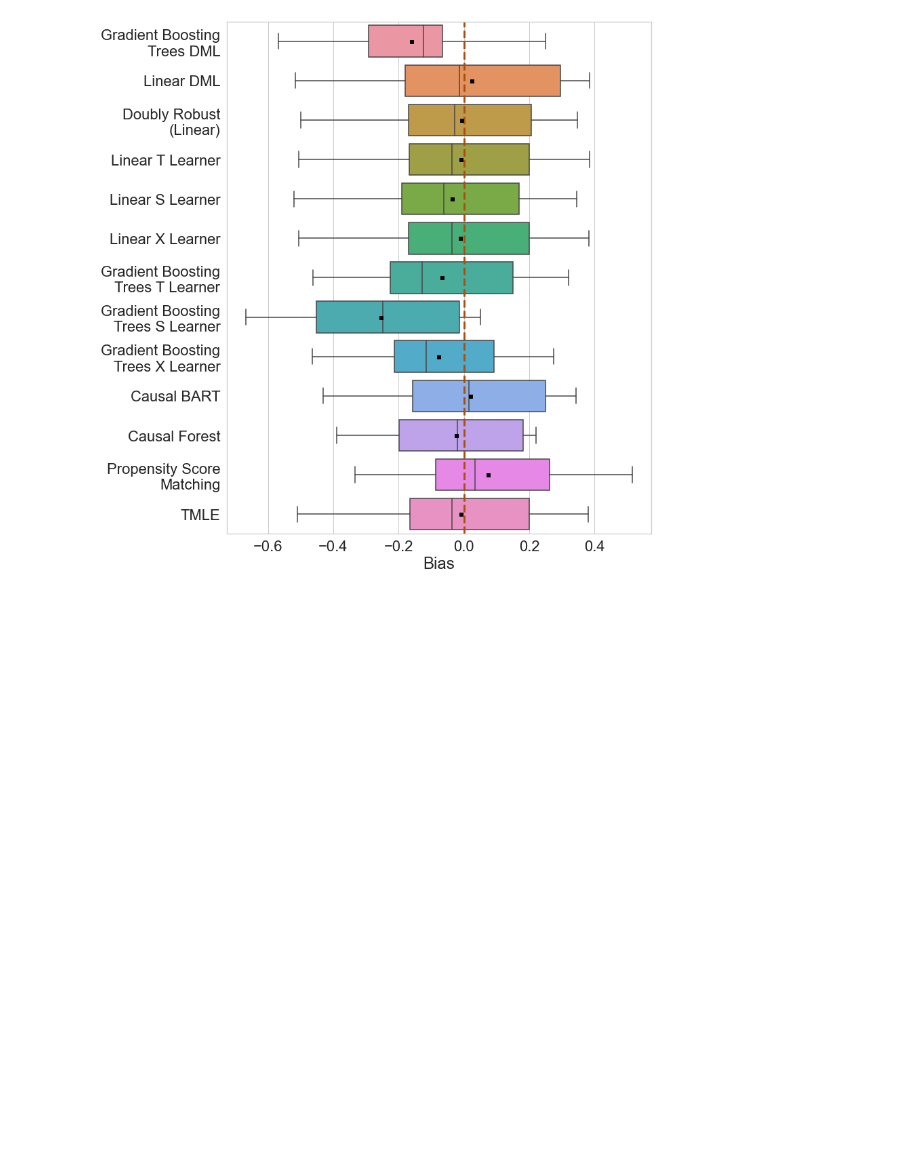
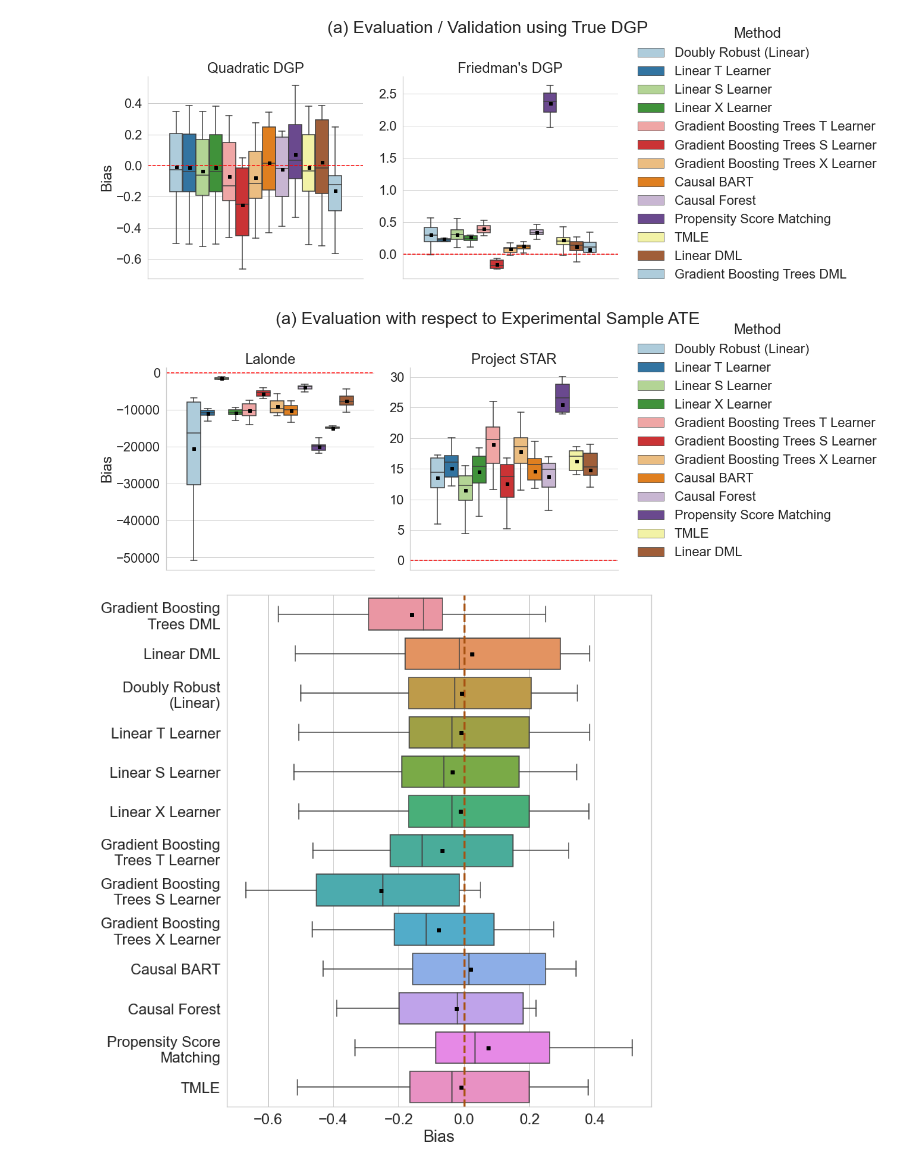
Before and after one commit to harsh-parikh/credence-to-causal-estimation, a Jupyter notebook: credence-v2/notebooks/validate_methods.ipynb, the cells around one changed output. Cells and saved outputs as stored; diff of their text form; code cells hidden in the pictures; blank space fills up the shorter version.

```diff
--- a/credence-v2/notebooks/validate_methods.ipynb
+++ b/credence-v2/notebooks/validate_methods.ipynb
@@ -61,3 +81,51 @@ bias_star = pd.read_csv('bias_star.csv',index_col=0)
+# %%
+order = [ 'Doubly Robust (Linear)',
+       'Linear T Learner', 'Linear S Learner', 'Linear X Learner',
+       'Gradient Boosting Trees T Learner', 'Gradient Boosting Trees S Learner',
+       'Gradient Boosting Trees X Learner', 'Causal BART', 'Causal Forest',
+       'Propensity Score Matching', 'TMLE','Linear DML', 'Gradient Boosting Trees DML']
+sns.set(style="whitegrid",font_scale=2)
+g = sns.catplot(data=bias_1.append(bias_2,ignore_index=True), col='data', hue='Method',
+                x='iter', y='Bias', kind='box', hue_order=order, sharey=False,height=6.5,palette=sns.color_palette("Paired"),
+                showmeans=True,
+                meanprops={"marker":"s",
+                       "markerfacecolor":"black",
+                       "markeredgecolor":"black",
+                      "markersize":"5"},
+                showfliers=False)
+g.set_xlabels('')
+g.set_xticklabels([],[])
+g.fig.suptitle('(a) Evaluation / Validation using True DGP')
+g.tight_layout()
+g.refline(y=0,color='red')
+g.set_titles(col_template="{col_name}")
+g.savefig('dgp1_dgp2_true.png')
+
+order = ['Doubly Robust (Linear)',
+       'Linear T Learner', 'Linear S Learner', 'Linear X Learner',
+       'Gradient Boosting Trees T Learner', 'Gradient Boosting Trees S Learner',
+       'Gradient Boosting Trees X Learner', 'Causal BART', 'Causal Forest',
+       'Propensity Score Matching', 'TMLE', 'Linear DML']
+
+sns.set(style="whitegrid",font_scale=2)
+g = sns.catplot(data=bias_lalonde.append(bias_star,ignore_index=True), col='data', hue='Method',
+                x='iter', y='Bias', kind='box', hue_order=order, sharey=False,height=6.5,palette=sns.color_palette("Paired"),
+                showmeans=True,
+                meanprops={"marker":"s",
+                       "markerfacecolor":"black",
+                       "markeredgecolor":"black",
+                      "markersize":"5"},
+                showfliers=False)
+g.set_xlabels('')
+g.set_xticklabels([],[])
+g.fig.suptitle('(a) Evaluation with respect to Experimental Sample ATE')
+g.tight_layout()
+g.refline(y=0,color='red')
+g.set_titles(col_template="{col_name}")
+g.savefig('lalonde_star_wrt_exp.png')
+# %% [output]
+[figure, added]
+[figure, added]
 # %%
 order = ['Gradient Boosting Trees DML', 'Linear DML', 'Doubly Robust (Linear)',
        'Linear T Learner', 'Linear S Learner', 'Linear X Learner',
```
Also changed, not shown: parts of 2 cells of this notebook, 2 other files.
